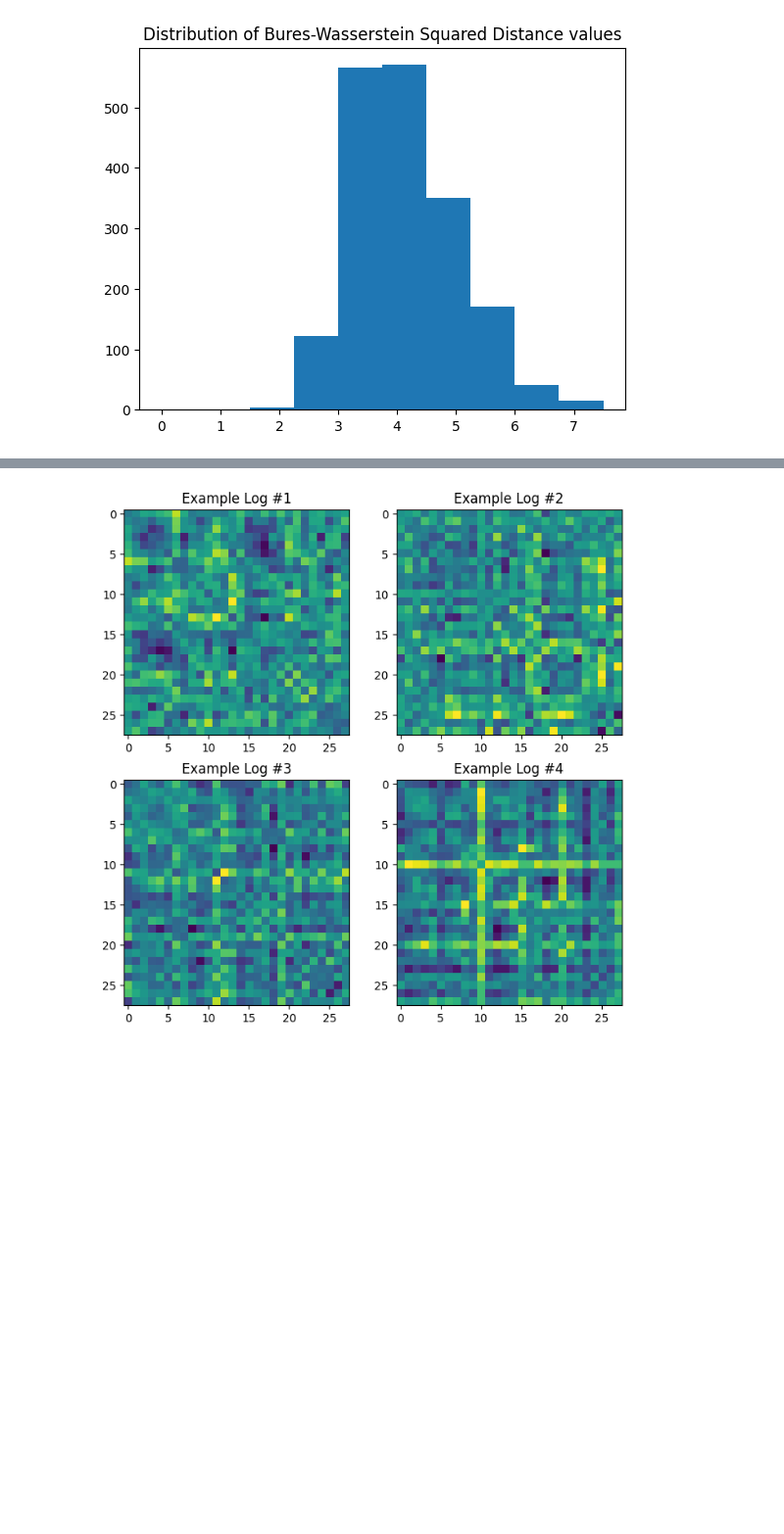
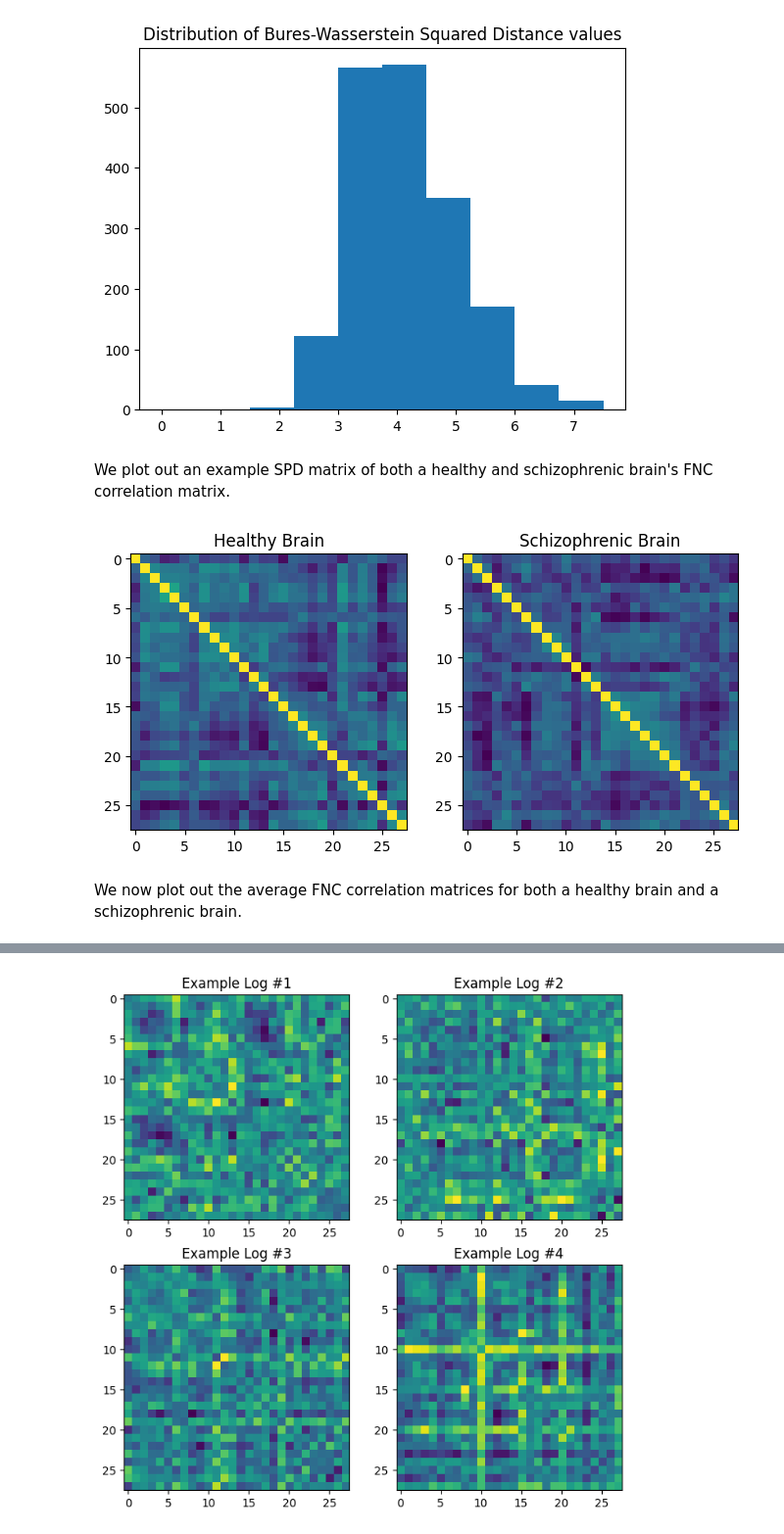
Before and after one commit to mariannearriola/dd-brain-shapes, a Jupyter notebook: shape-vis.ipynb, the cells around one changed output, grey strips where cells are left out. Shown: that part at 98% size. Cells and saved outputs as stored; diff of their text form; code cells hidden in the pictures; blank space fills up the shorter version.

```diff
--- a/shape-vis.ipynb
+++ b/shape-vis.ipynb
@@ -85,3 +115,16 @@ plt.title('Distribution of Bures-Wasserstein Squared Distance values')
 plt.show()
 # %% [output]
 [figure]
+# %% [markdown]
+We plot out an example SPD matrix of both a healthy and schizophrenic brain's FNC correlation matrix.
+# %%
+labels_str = ["Healthy Brain", "Schizophrenic Brain"]
+
+fig = plt.figure(figsize=(8, 4))
+plot_SPD_image(data[0], 122, labels_str[target[0]])
+plot_SPD_image(data[1], 121, labels_str[target[1]])
+plt.show()
+# %% [output]
+[figure, added]
+# %% [markdown]
+We now plot out the average FNC correlation matrices for both a healthy brain and a schizophrenic brain.
```
Also changed, not shown: parts of 21 cells of this notebook, 1 other file.
